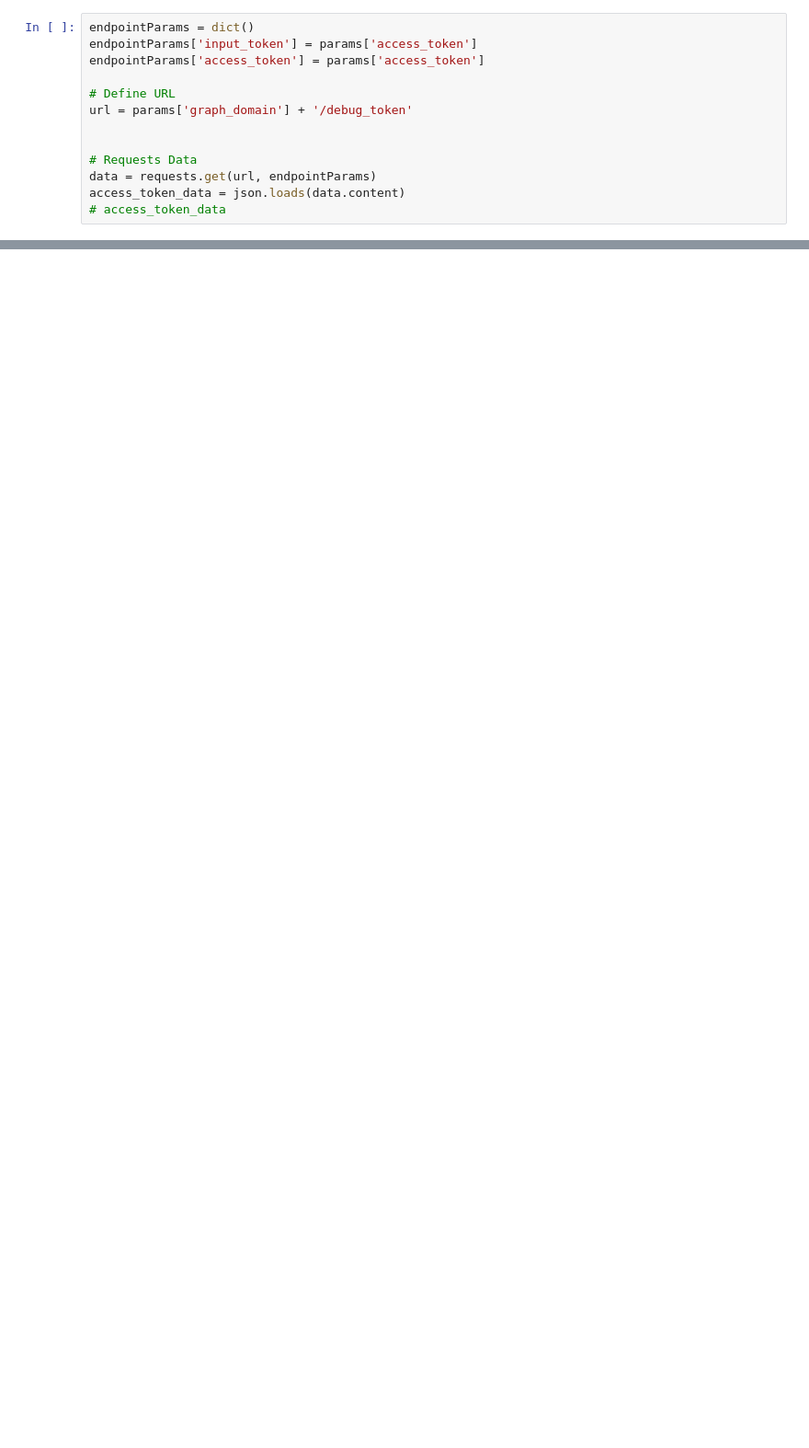
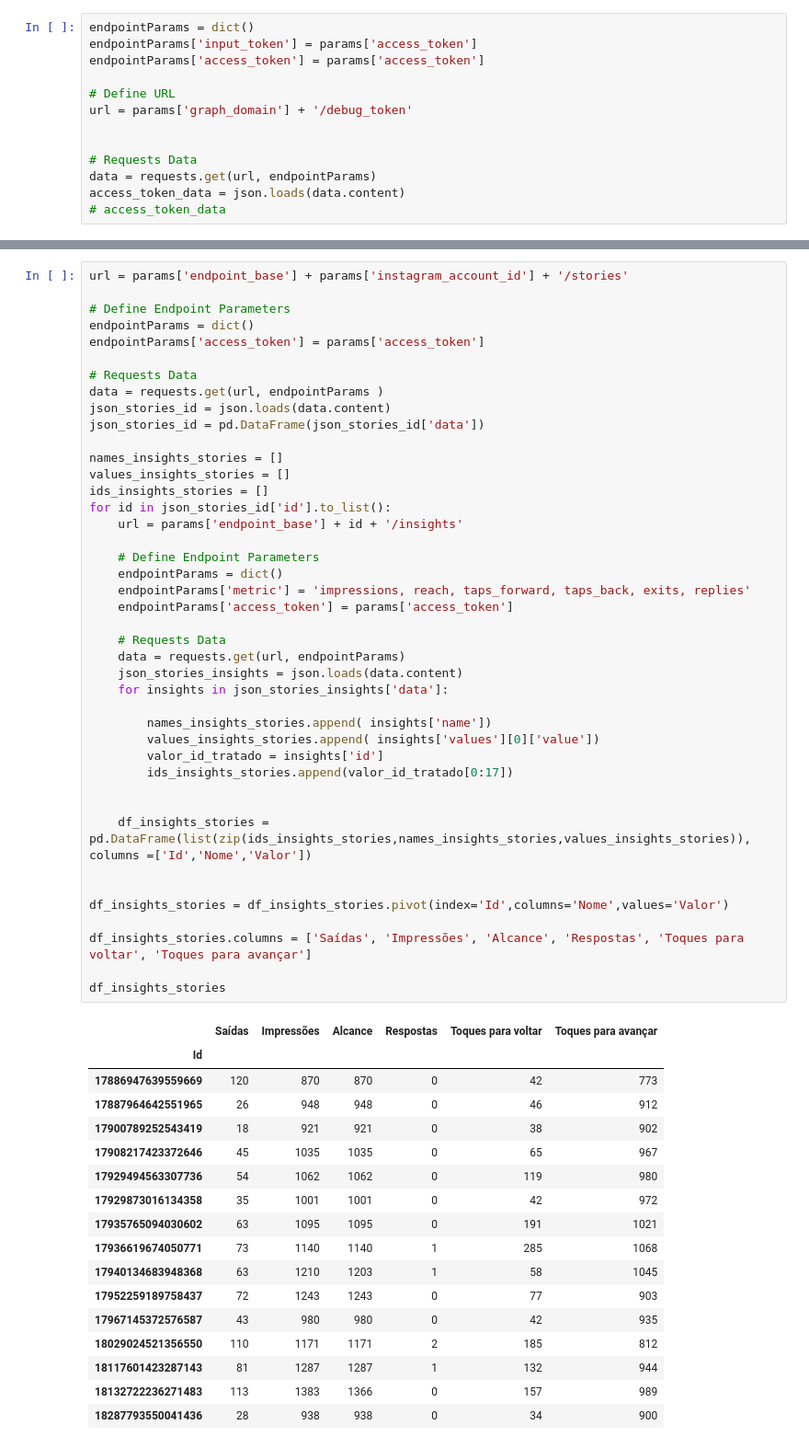
Before and after one commit to viniciusvianavieira/Edufinance, a Jupyter notebook: ApiInstagram/ApiTesteInstagram.ipynb, the cells around one changed output, grey strips where cells are left out. Shown: that part at 92% size. Drawn from its saved outputs; the diff is of its cells as text; blank space fills up the shorter version.

```diff
--- a/ApiInstagram/ApiTesteInstagram.ipynb
+++ b/ApiInstagram/ApiTesteInstagram.ipynb
@@ -195,0 +371,60 @@ df_media_insight.head()
+# %%
+url = params['endpoint_base'] + params['instagram_account_id'] + '/stories'
+
+# Define Endpoint Parameters
+endpointParams = dict()
+endpointParams['access_token'] = params['access_token']
+
+# Requests Data
+data = requests.get(url, endpointParams )
+json_stories_id = json.loads(data.content)
+json_stories_id = pd.DataFrame(json_stories_id['data'])
+
+names_insights_stories = []
+values_insights_stories = []
+ids_insights_stories = []
+for id in json_stories_id['id'].to_list():
+    url = params['endpoint_base'] + id + '/insights'
+
+    # Define Endpoint Parameters
+    endpointParams = dict()
+    endpointParams['metric'] = 'impressions, reach, taps_forward, taps_back, exits, replies'
+    endpointParams['access_token'] = params['access_token']
+
+    # Requests Data
+    data = requests.get(url, endpointParams)
+    json_stories_insights = json.loads(data.content)
+    for insights in json_stories_insights['data']:
+
+        names_insights_stories.append( insights['name'])
+        values_insights_stories.append( insights['values'][0]['value'])
+        valor_id_tratado = insights['id']
+        ids_insights_stories.append(valor_id_tratado[0:17])
+
+
+    df_insights_stories = pd.DataFrame(list(zip(ids_insights_stories,names_insights_stories,values_insights_stories)), columns =['Id','Nome','Valor'])
+
+
+df_insights_stories = df_insights_stories.pivot(index='Id',columns='Nome',values='Valor')
+
+df_insights_stories.columns = ['Saídas', 'Impressões', 'Alcance', 'Respostas', 'Toques para voltar', 'Toques para avançar']
+
+df_insights_stories
+# %% [output]
+|  | Saídas | Impressões | Alcance | Respostas | Toques para voltar | Toques para avançar |
+| Id |  |  |  |  |  |  |
+| 17886947639559669 | 120 | 870 | 870 | 0 | 42 | 773 |
+| 17887964642551965 | 26 | 948 | 948 | 0 | 46 | 912 |
+| 17900789252543419 | 18 | 921 | 921 | 0 | 38 | 902 |
+| 17908217423372646 | 45 | 1035 | 1035 | 0 | 65 | 967 |
+| 17929494563307736 | 54 | 1062 | 1062 | 0 | 119 | 980 |
+| 17929873016134358 | 35 | 1001 | 1001 | 0 | 42 | 972 |
+| 17935765094030602 | 63 | 1095 | 1095 | 0 | 191 | 1021 |
+| 17936619674050771 | 73 | 1140 | 1140 | 1 | 285 | 1068 |
+| 17940134683948368 | 63 | 1210 | 1203 | 1 | 58 | 1045 |
+| 17952259189758437 | 72 | 1243 | 1243 | 0 | 77 | 903 |
+| 17967145372576587 | 43 | 980 | 980 | 0 | 42 | 935 |
+| 18029024521356550 | 110 | 1171 | 1171 | 2 | 185 | 812 |
+| 18117601423287143 | 81 | 1287 | 1287 | 1 | 132 | 944 |
+| 18132722236271483 | 113 | 1383 | 1366 | 0 | 157 | 989 |
+| 18287793550041436 | 28 | 938 | 938 | 0 | 34 | 900 |
```
Also changed, not shown: parts of 12 cells of this notebook, 1 other file.
